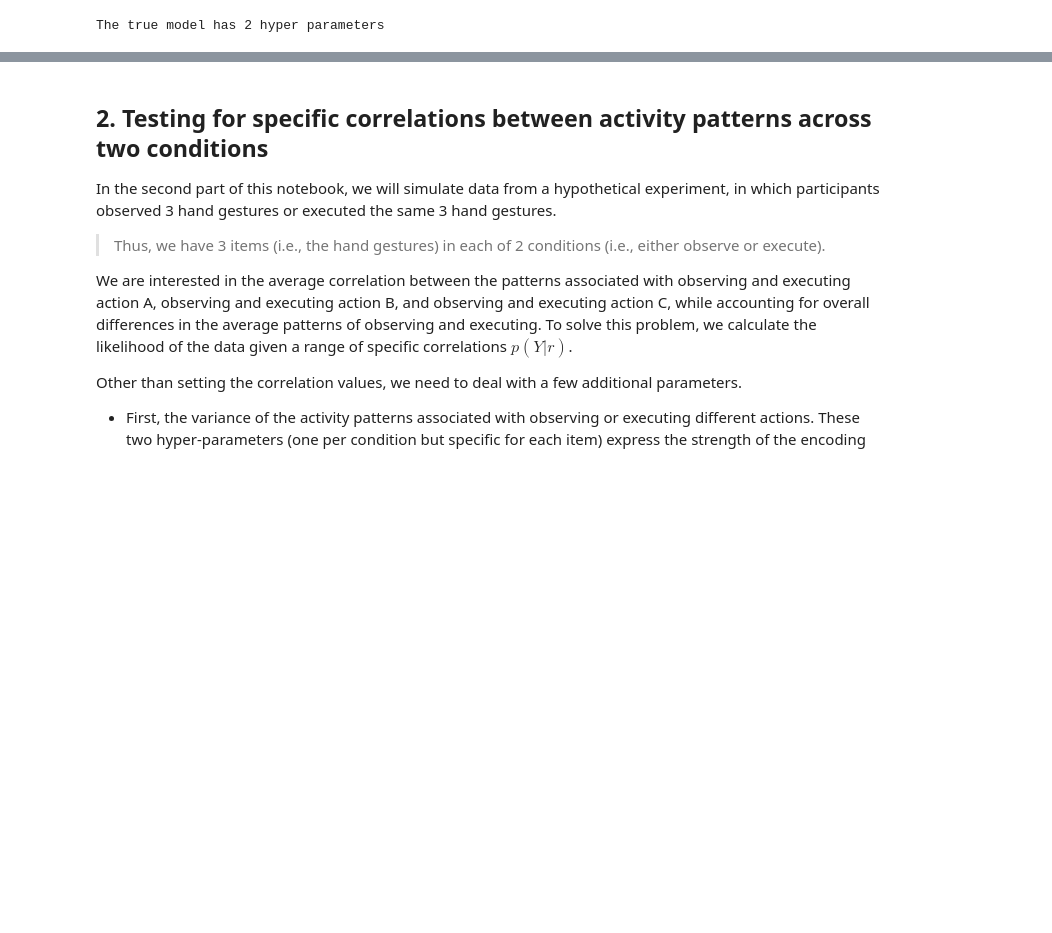
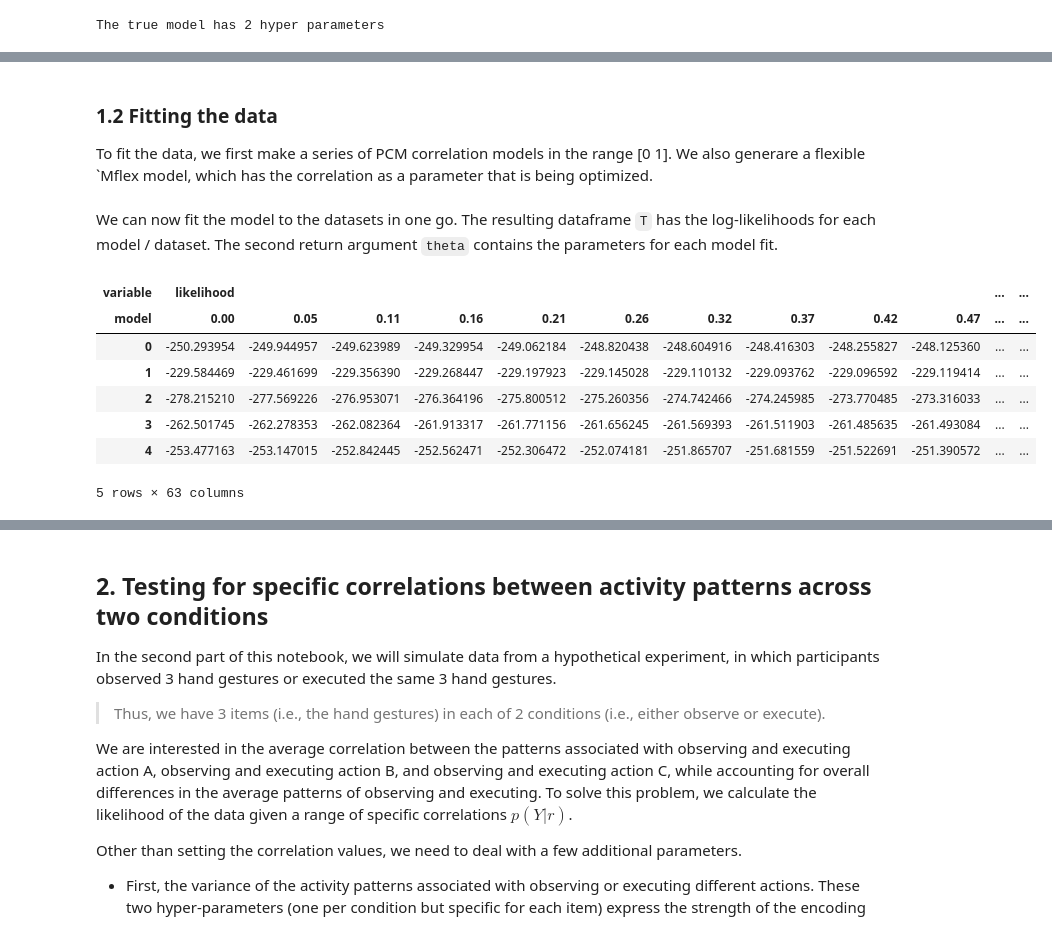
Before and after one commit to DiedrichsenLab/PcmPy, a Jupyter notebook: docs/demos/demo_correlation.ipynb, the cells around one changed output, grey strips where cells are left out. Saved outputs shown, nothing was run; the diff lists cells and outputs as text; code cells hidden in the pictures; blank space fills up the shorter version.

```diff
--- a/docs/demos/demo_correlation.ipynb
+++ b/docs/demos/demo_correlation.ipynb
@@ -230,0 +89,3 @@ fig.show()
+# %% [markdown]
+### 1.2 Fitting the data
+To fit the data, we first make a series of PCM correlation models in the range [0 1]. We also generare a flexible `Mflex model, which has the correlation as a parameter that is being optimized.
@@ -231 +103,17 @@ fig.show()
+# %% [markdown]
+We can now fit the model to the datasets in one go. The resulting dataframe `T` has the log-likelihoods for each model / dataset. The second return argument `theta` contains the parameters for each model fit.
+# %%
+# In this case, we model the block effect as a mixed effect
+# We don't need to include a scale parameter given that we don't have a fixed model
+T, theta = pcm.fit_model_individ(D, M, fixed_effect=None, fit_scale=False, verbose=False)
+T.head()
+# %% [output]
+| variable | likelihood |  |  |  |  |  |  |  |  |  | ... | ... |
+| model | 0.00 | 0.05 | 0.11 | 0.16 | 0.21 | 0.26 | 0.32 | 0.37 | 0.42 | 0.47 | ... | ... |
+| 0 | -250.293954 | -249.944957 | -249.623989 | -249.329954 | -249.062184 | -248.820438 | -248.604916 | -248.416303 | -248.255827 | -248.125360 | ... | ... |
+| 1 | -229.584469 | -229.461699 | -229.356390 | -229.268447 | -229.197923 | -229.145028 | -229.110132 | -229.093762 | -229.096592 | -229.119414 | ... | ... |
+| 2 | -278.215210 | -277.569226 | -276.953071 | -276.364196 | -275.800512 | -275.260356 | -274.742466 | -274.245985 | -273.770485 | -273.316033 | ... | ... |
+| 3 | -262.501745 | -262.278353 | -262.082364 | -261.913317 | -261.771156 | -261.656245 | -261.569393 | -261.511903 | -261.485635 | -261.493084 | ... | ... |
+| 4 | -253.477163 | -253.147015 | -252.842445 | -252.562471 | -252.306472 | -252.074181 | -251.865707 | -251.681559 | -251.522691 | -251.390572 | ... | ... |
+5 rows × 63 columns
 # %% [markdown]
```
Also changed, not shown: parts of 35 cells of this notebook.
